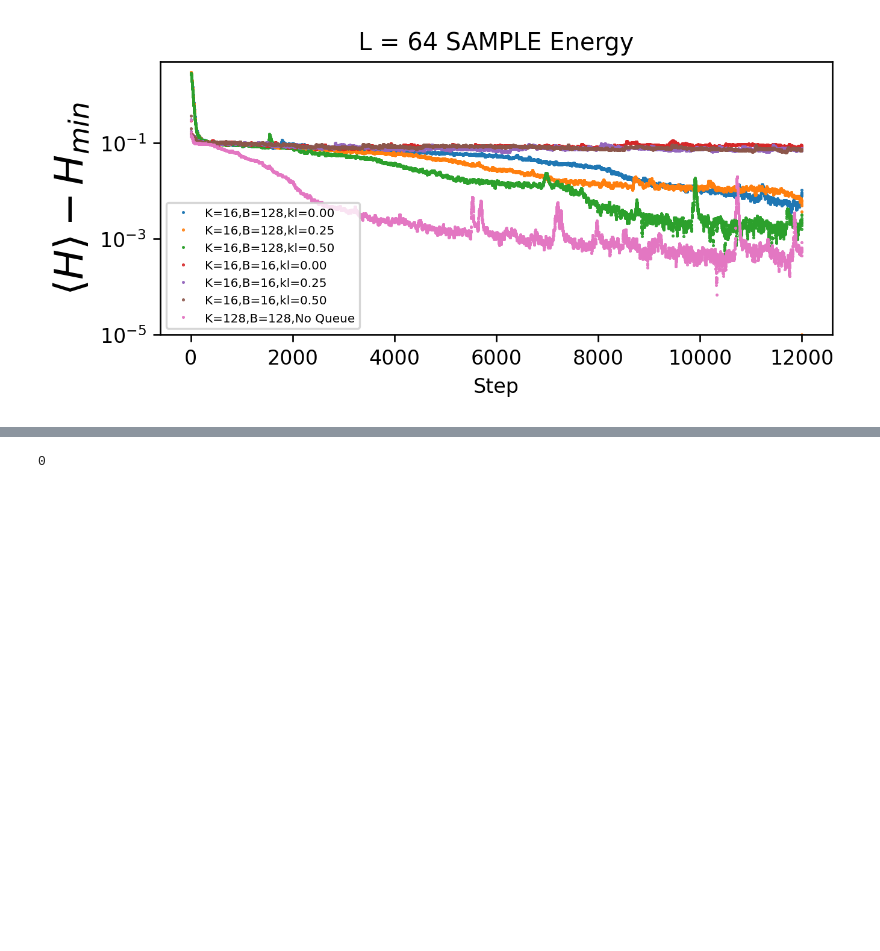
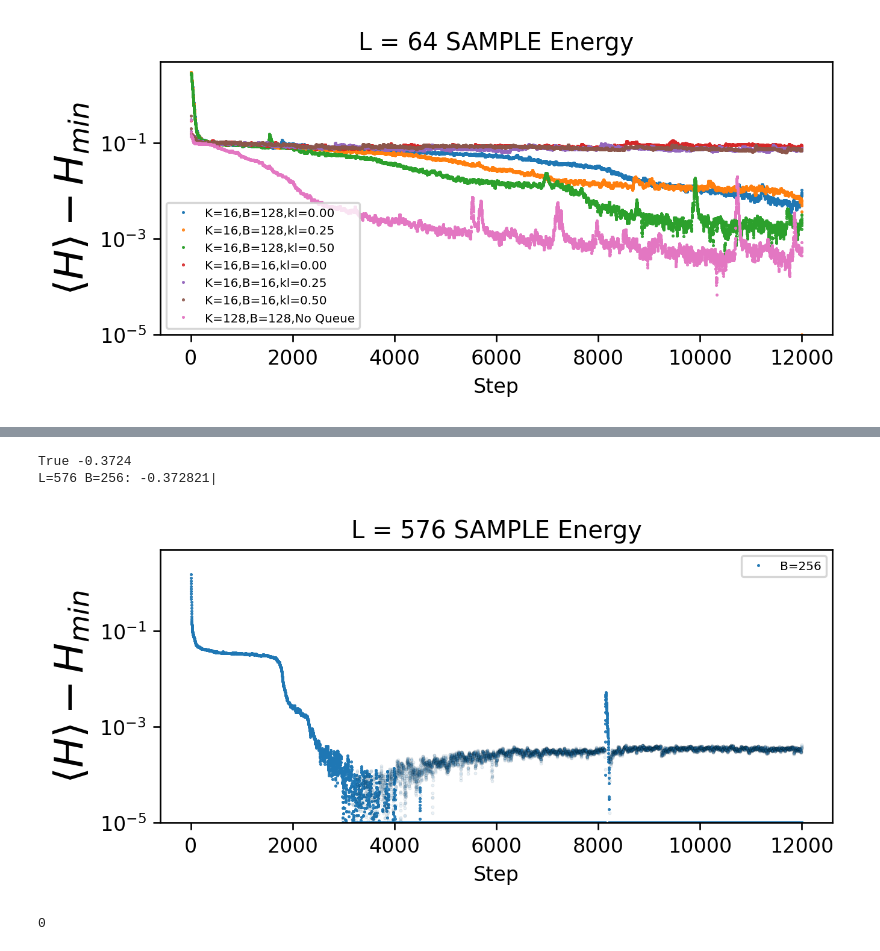
Before and after one commit to ksprague1/NN-QSR, a Jupyter notebook: Results.ipynb, the cells around one changed output, grey strips where cells are left out. Drawn from its saved outputs; the diff is of its cells as text; code cells hidden in the pictures; blank space fills up the shorter version.

```diff
--- a/Results.ipynb
+++ b/Results.ipynb
@@ -223,3 +225,10 @@ L=64 Nh=128,No Queue: -0.404935|L=64 Nh=128,kl=0.00: -0.405726|
+# %%
+p = getpaths("PTF\\Rydberg",["576","NoQ","Nh=128"],alldir=False)
+graphs(p,label_idx=[-4],err=False,smoothing=10,useTimes=False,metric="SAMPLE")
+# %% [output]
+True -0.3724
+L=576 B=256: -0.372821|
+[figure, added]
 # %%
 
 os.system("git commit -a -m \"Added kl divergence term\"")
```
Also changed, not shown: parts of 3 cells of this notebook, 2 other files.
